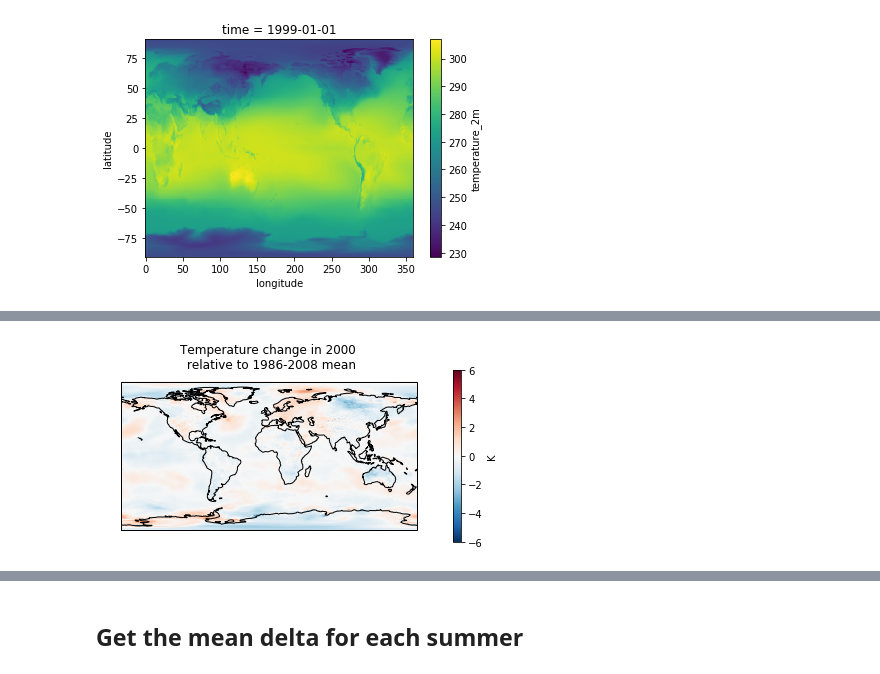
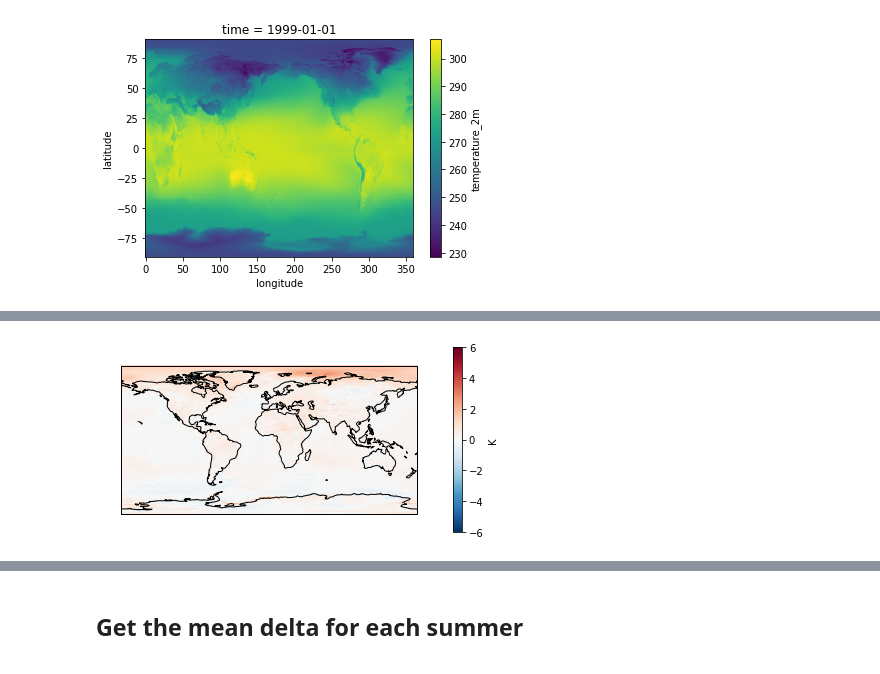
Before and after one commit to mangecoeur/health-climate-exposure, a Jupyter notebook: 1.1 Temperature change exposure ERA.ipynb, the cells around one changed output, grey strips where cells are left out. Drawn from its saved outputs; the diff is of its cells as text; code cells hidden in the pictures.

Commit message:
2018 edition temperature changes

```diff
--- a/1.1 Temperature change exposure ERA.ipynb
+++ b/1.1 Temperature change exposure ERA.ipynb
@@ -109,0 +109,3 @@ from config import (DATA_SRC, ERA_MONTHLY_FILE,
+# %%
+ERA_MONTHLY_FILE = DATA_SRC / 'weather' / 'ecmwf' / 'monthly_means'
+CLIMATOLOGY_FILE_MONTHLY = DATA_SRC / 'weather' / 'ecmwf' / 'era_climatology_monthly.nc'
@@ -111,7 +115,7 @@ from config import (DATA_SRC, ERA_MONTHLY_FILE,
 # Load weather
 # %%
 era_weather = weather_ecmwf.weather_mfdataset(ERA_MONTHLY_FILE)
-era_weather = era_weather.sel(time=slice('1980','2016'))
+era_weather = era_weather.sel(time=slice('1980','2018'))
 # %%
 era_climatology = weather_ecmwf.climatology_dataset(CLIMATOLOGY_FILE_MONTHLY)
 # %%
@@ -134,17 +176,15 @@ delta_t = era_weather.temperature_2m.groupby('time.year').apply(sub_months)
 # %%
-# Climate change in 2000
 f = plt.figure(figsize=(6,3))
 
 ax = plt.axes(projection=ccrs.PlateCarree())
-delta_t.sel(time='2000').mean(dim='time').plot.pcolormesh(
+delta_t.sel(time=slice('2000', '2018')).mean(dim='time').plot.pcolormesh(
     ax=ax,
     transform=ccrs.PlateCarree(),
     cbar_kwargs=dict(label='K'),
     cmap='RdBu_r',
     vmin=-6, vmax=6
 )
 ax.coastlines()
-ax.set_title('Temperature change in 2000 \n relative to 1986-2008 mean')
 plt.tight_layout()
 # %% [output]
-[figure, old version]
+[figure, new version]
```
Also changed, not shown: parts of 13 cells of this notebook, 6 other files.
